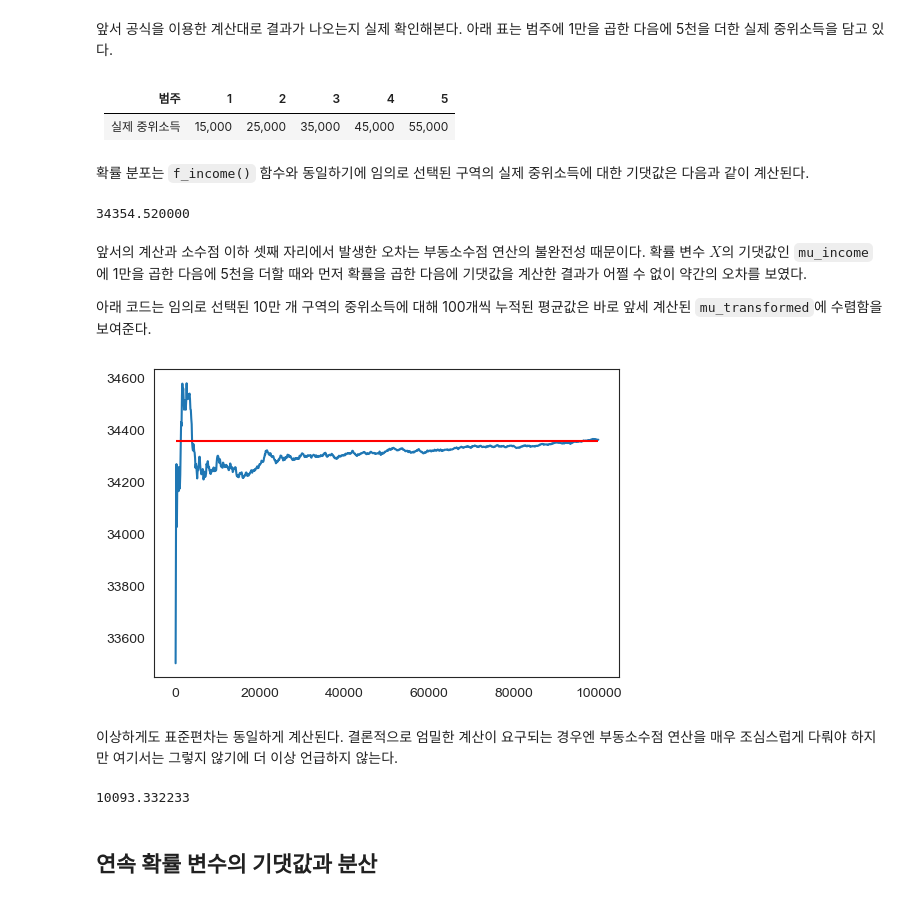
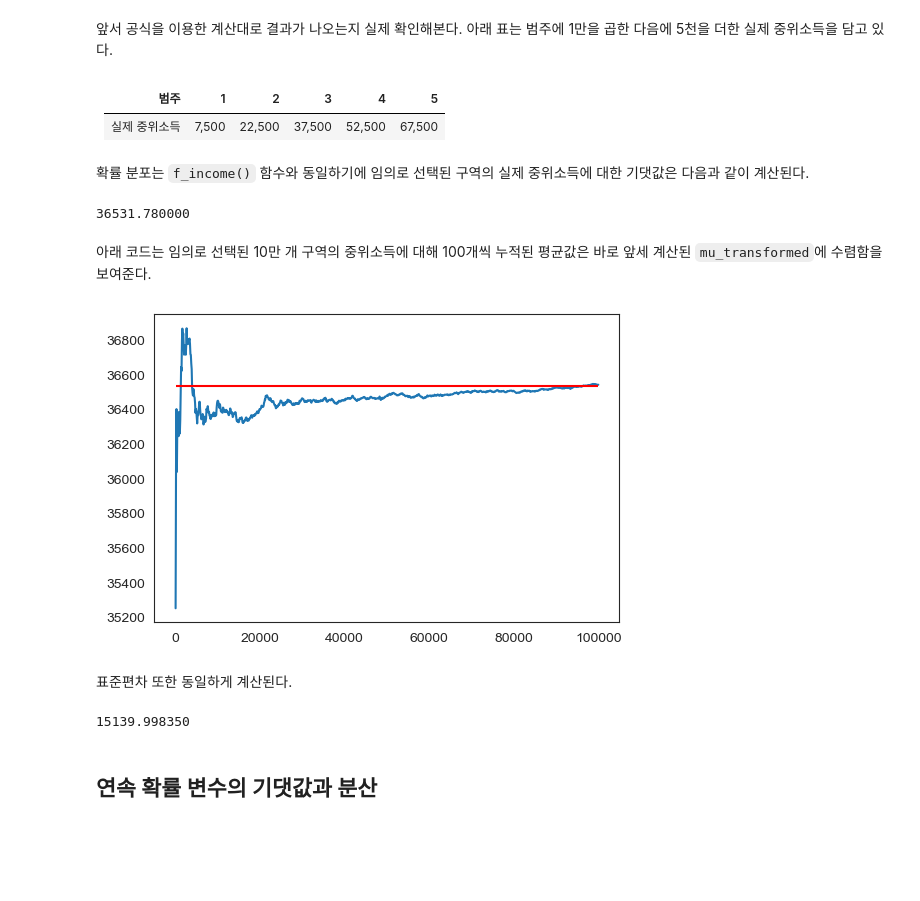
Before and after one commit to codingalzi/DataSci, a Jupyter notebook: jupyter-book/_build/jupyter_execute/expected_values.ipynb, the cells around one changed output. Saved outputs shown, nothing was run; the diff lists cells and outputs as text; code cells hidden in the pictures; blank space fills up the shorter version.

```diff
--- a/jupyter-book/_build/jupyter_execute/expected_values.ipynb
+++ b/jupyter-book/_build/jupyter_execute/expected_values.ipynb
@@ -363,52 +363,46 @@ sigma_real_income
 # %% [markdown]
 | 범주 | 1 | 2 | 3 | 4 | 5 |
 | :---: | :---: | :---: | :---: | :---: | :---: |
-| 실제 중위소득 | 15,000 | 25,000 | 35,000 | 45,000 | 55,000 |
+| 실제 중위소득 | 7,500 | 22,500 | 37,500 | 52,500 | 67,500 |
 # %% [markdown]
 확률 분포는 `f_income()` 함수와 동일하기에
 임의로 선택된 구역의 실제 중위소득에 대한 기댓값은 다음과 같이 계산된다.
 # %%
-mu_transformed = np.sum([(10000 * x + 5000) * f_income(x) for x in range(1, 6)])
+mu_transformed = np.sum([(15000 * x - 7500) * f_income(x) for x in range(1, 6)])
 mu_transformed
 # %% [output]
-34354.520000
+36531.780000
 # %% [markdown]
-앞서의 계산과 소수점 이하 셋째 자리에서 발생한 오차는 부동소수점 연산의 불완전성 때문이다.
-확률 변수 $X$의 기댓값인 `mu_income` 에 1만을 곱한 다음에 5천을 더할 때와
-먼저 확률을 곱한 다음에 기댓값을 계산한 결과가 어쩔 수 없이 약간의 오차를 보였다.
-
 아래 코드는 임의로 선택된 10만 개 구역의 중위소득에 대해 100개씩 누적된 평균값은
 바로 앞세 계산된 `mu_transformed`에 수렴함을 보여준다.
 # %%
 np.random.seed(0)
 
 fig = plt.figure(figsize=(6,4 ))
 ax = fig.add_subplot(111)
 
 # 총 10만번 실제 중위소득 선택
 size = 100_001
-income100k_transformed = np.random.choice(range(1, 6), size, p=prob_income) * 10000 + 5000
+income100k_transformed = np.random.choice(range(1, 6), size, p=prob_income) * 15000 - 7500
 
 # 100번 던질 때마다 누적 평균값 계산
 income_means_transformed = [income100k_transformed[:step].mean() for step in range(100, size, 100)]
 plt.plot(range(100, size, 100), income_means_transformed)
 
 # 평균값들의 기댓값
 plt.hlines(mu_transformed, 100, size, color='red')
 
 plt.show()
 # %% [output]
-[figure, old version]
+[figure, new version]
-# %% [markdown]
-이상하게도 표준편차는 동일하게 계산된다.
-결론적으로 엄밀한 계산이 요구되는 경우엔 부동소수점 연산을 매우 조심스럽게 다뤄야 하지만
-여기서는 그렇지 않기에 더 이상 언급하지 않는다.
+# %% [markdown]
+표준편차 또한 동일하게 계산된다.
 # %%
-V_transformed = np.sum([(10000 * x + 5000 - mu_transformed)**2 * f_income(x) for x in range(1, 6)])
+V_transformed = np.sum([(15000 * x - 7500 - mu_transformed)**2 * f_income(x) for x in range(1, 6)])
 sigma_transformed = np.sqrt(V_transformed)
 sigma_transformed
 # %% [output]
-10093.332233
+15139.998350
 # %% [markdown]
 ## 연속 확률 변수의 기댓값과 분산
 # %% [markdown]
```
Also changed, not shown: parts of 6 cells of this notebook, 7 other files.
